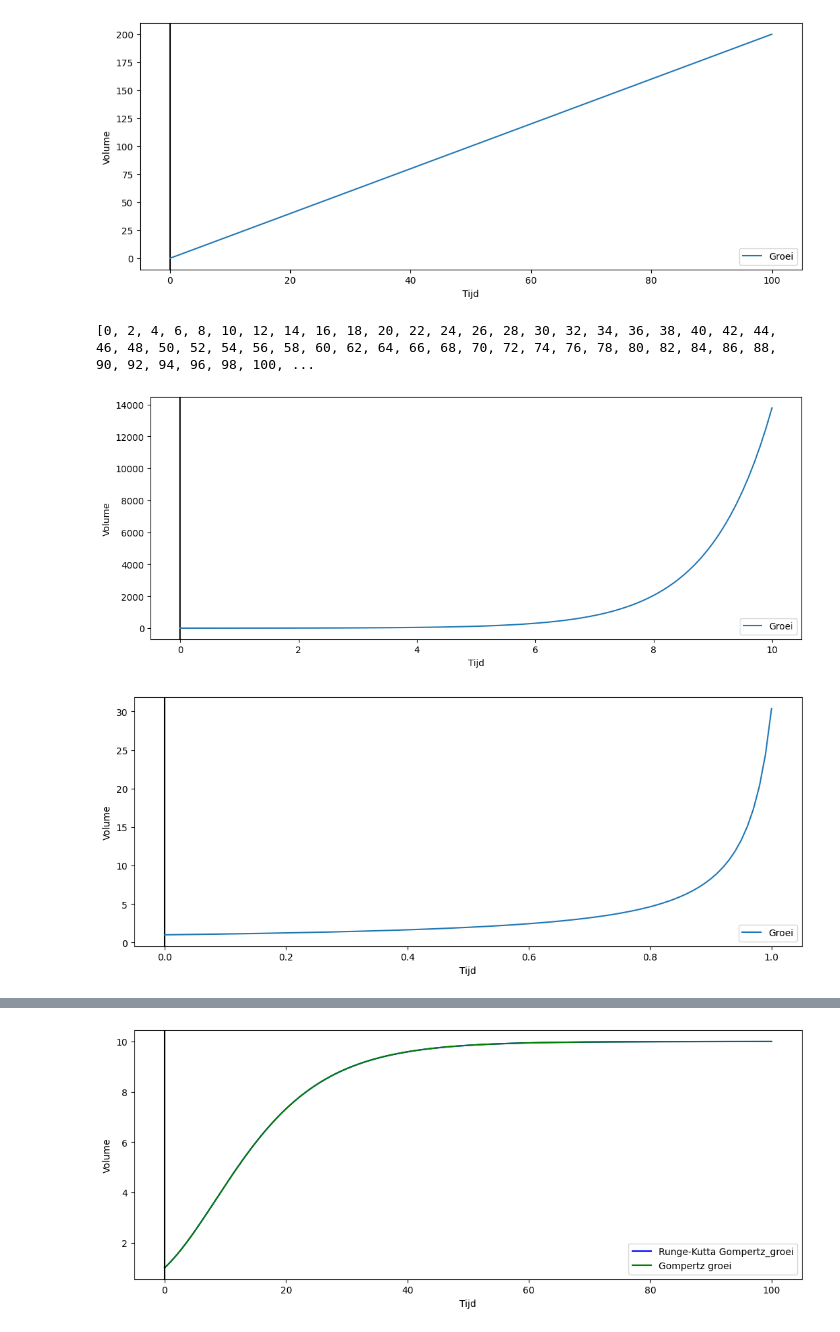
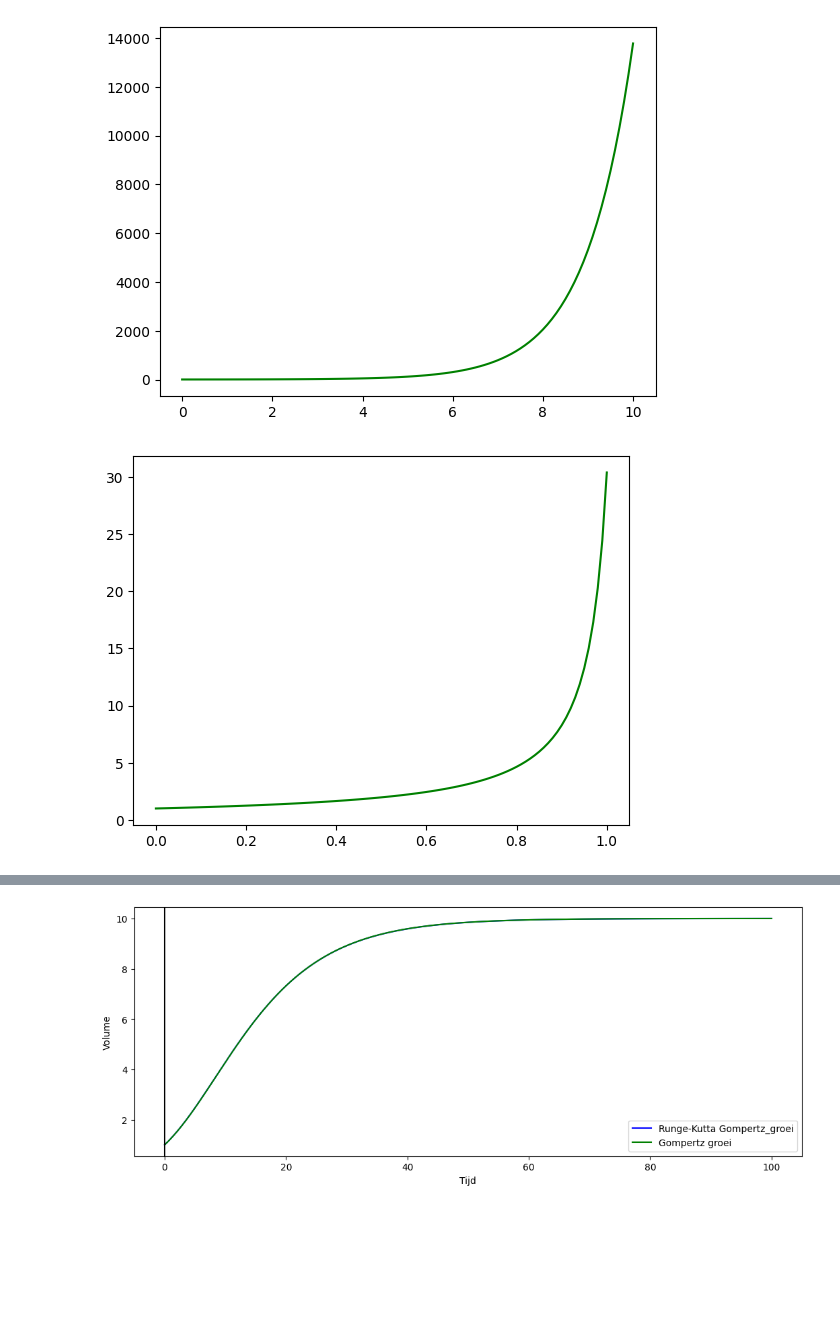
Before and after one commit to Fl-ris/Cancer_ODE_Model, a Jupyter notebook: model_demo.ipynb, the cells around one changed output, grey strips where cells are left out. Drawn from its saved outputs; the diff is of its cells as text; code cells hidden in the pictures; blank space fills up the shorter version.

Commit message:
Alle demo code in het model_demo notebook gezet.

```diff
--- a/model_demo.ipynb
+++ b/model_demo.ipynb
@@ -2,30 +2,27 @@
 #Het lineare model:
 # %%
 
-from ODE_modellen import tumorODE
+from tumor_ODE import tumorODE
+from matplotlib import pyplot as plt
 
 testTumor = tumorODE(0,100, 1)
 
-Ts,Vs = testTumor.linear_model(2)
+#Ts,Vs = testTumor.lineare_model(2)
 
-tumorODE.plot(Ts,Vs)
-print(Vs)
+#tumorODE.plot(Ts,Vs, "green", "lineare model")
-# %% [output]
-[figure, removed]
-[0, 2, 4, 6, 8, 10, 12, 14, 16, 18, 20, 22, 24, 26, 28, 30, 32, 34, 36, 38, 40, 42, 44, 46, 48, 50, 52, 54, 56, 58, 60, 62, 64, 66, 68, 70, 72, 74, 76, 78, 80, 82, 84, 86, 88, 90, 92, 94, 96, 98, 100, ...
 # %%
 #exp. model:
 # %%
 from ODE_modellen import tumorODE
 
 
 testTumor = tumorODE(1,100, 0.1)
 
 Ts,Vs = testTumor.exponentieel_model(1)
 
-tumorODE.plot(Ts,Vs)
+tumorODE.plot(Ts,Vs, "green", "exp. model")
 # %% [output]
-[figure, old version]
+[figure, new version]
 # %%
 # Mendelsohn groei:
 # %%
@@ -35,9 +32,9 @@ testTumor = tumorODE(1,100, 0.01)
 
 Ts,Vs = testTumor.mendelsohn_model(1,2)
 
-tumorODE.plot(Ts,Vs)
+tumorODE.plot(Ts,Vs, "green", "Mendelsohn groei")
 # %% [output]
-[figure, old version]
+[figure, new version]
 # %%
 # linear gelimiteerde groei:
 # %%
```
Also changed, not shown: parts of 9 cells of this notebook, 1 other file.
